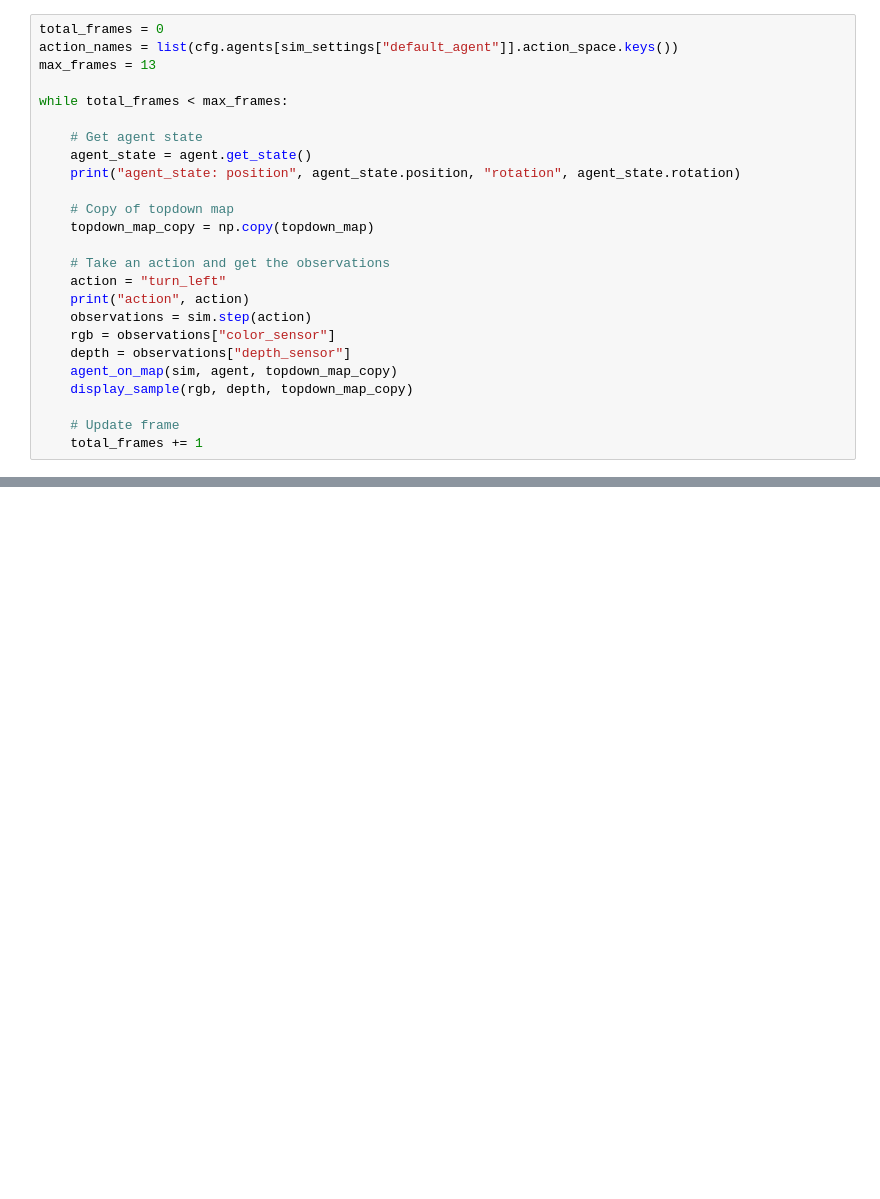
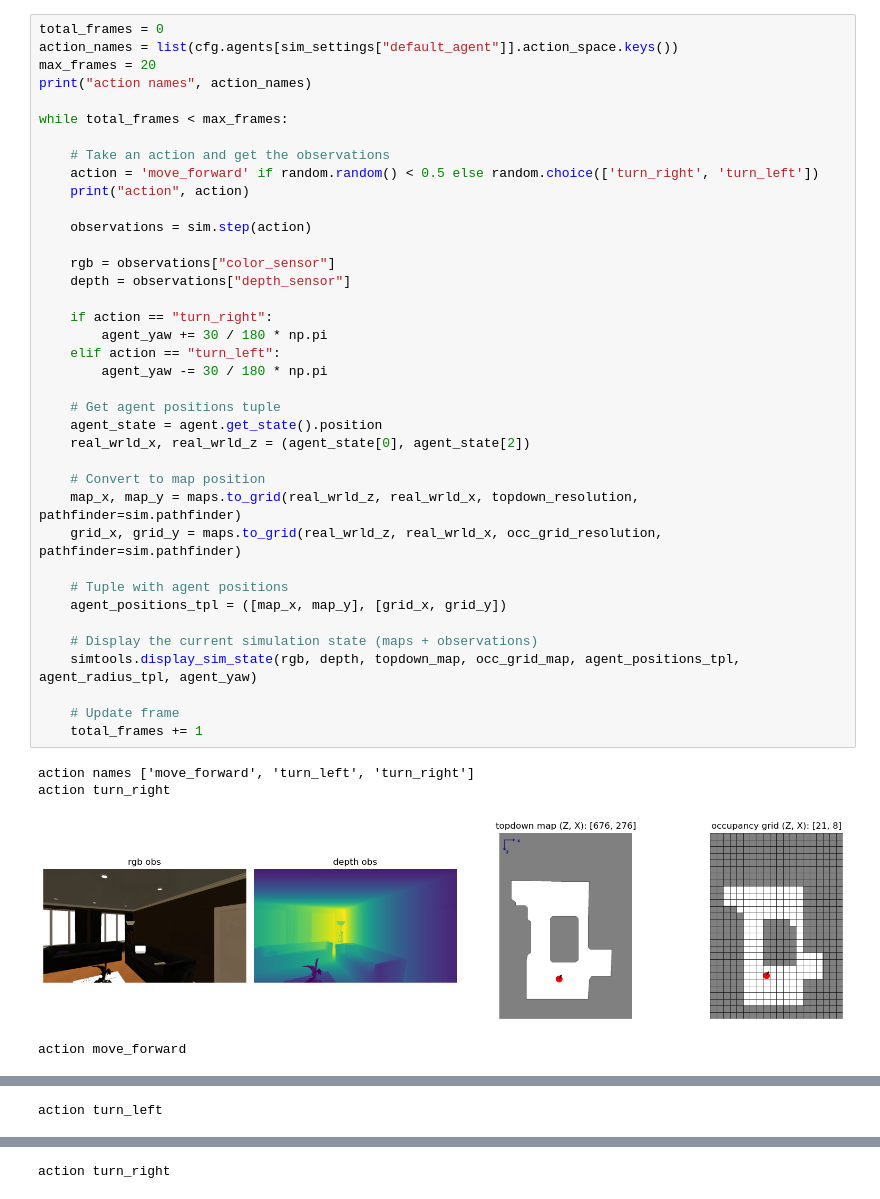
Before and after one commit to joaocb2002/ObjectNav-Msc, a Jupyter notebook: main.ipynb, the cells around one changed output, grey strips where cells are left out. Saved outputs shown, nothing was run; the diff lists cells and outputs as text; blank space fills up the shorter version.

```diff
--- a/main.ipynb
+++ b/main.ipynb
@@ -317,25 +197,43 @@ plt.show()
-# %%
-total_frames = 0
-action_names = list(cfg.agents[sim_settings["default_agent"]].action_space.keys())
-max_frames = 13
-
-while total_frames < max_frames:
-
-    # Get agent state
-    agent_state = agent.get_state()
-    print("agent_state: position", agent_state.position, "rotation", agent_state.rotation)
-
-    # Copy of topdown map
-    topdown_map_copy = np.copy(topdown_map)
-
-    # Take an action and get the observations
-    action = "turn_left"
-    print("action", action)
-    observations = sim.step(action)
-    rgb = observations["color_sensor"]
-    depth = observations["depth_sensor"]
-    agent_on_map(sim, agent, topdown_map_copy)
-    display_sample(rgb, depth, topdown_map_copy)
-
-    # Update frame
-    total_frames += 1
+# %%
+total_frames = 0
+action_names = list(cfg.agents[sim_settings["default_agent"]].action_space.keys())
+max_frames = 20
+print("action names", action_names)
+
+while total_frames < max_frames:
+
+    # Take an action and get the observations
+    action = 'move_forward' if random.random() < 0.5 else random.choice(['turn_right', 'turn_left'])
+    print("action", action)
+
+    observations = sim.step(action)
+
+    rgb = observations["color_sensor"]
+    depth = observations["depth_sensor"]
+
+    if action == "turn_right":
+        agent_yaw += 30 / 180 * np.pi
+    elif action == "turn_left":
+        agent_yaw -= 30 / 180 * np.pi
+
+    # Get agent positions tuple
+    agent_state = agent.get_state().position
+    real_wrld_x, real_wrld_z = (agent_state[0], agent_state[2])
+
+    # Convert to map position
+    map_x, map_y = maps.to_grid(real_wrld_z, real_wrld_x, topdown_resolution, pathfinder=sim.pathfinder)
+    grid_x, grid_y = maps.to_grid(real_wrld_z, real_wrld_x, occ_grid_resolution, pathfinder=sim.pathfinder)
+
+    # Tuple with agent positions
+    agent_positions_tpl = ([map_x, map_y], [grid_x, grid_y])
+
+    # Display the current simulation state (maps + observations)
+    simtools.display_sim_state(rgb, depth, topdown_map, occ_grid_map, agent_positions_tpl, agent_radius_tpl, agent_yaw)
+
+    # Update frame
+    total_frames += 1
+# %% [output]
+action names ['move_forward', 'turn_left', 'turn_right']
+action turn_right
+[figure, added]
+action move_forward
@@ -341,0 +241 @@ while total_frames < max_frames:
+action turn_left
@@ -341,0 +243 @@ while total_frames < max_frames:
+action turn_right
```
Also changed, not shown: parts of 16 cells of this notebook, 2 other files.
